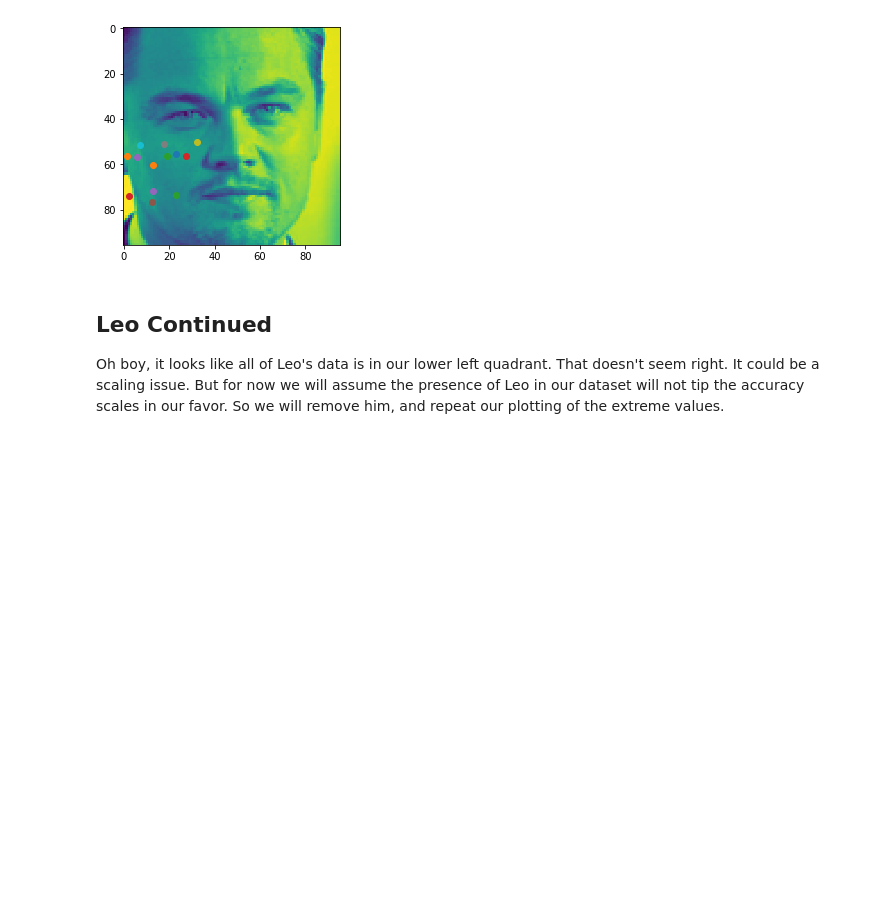
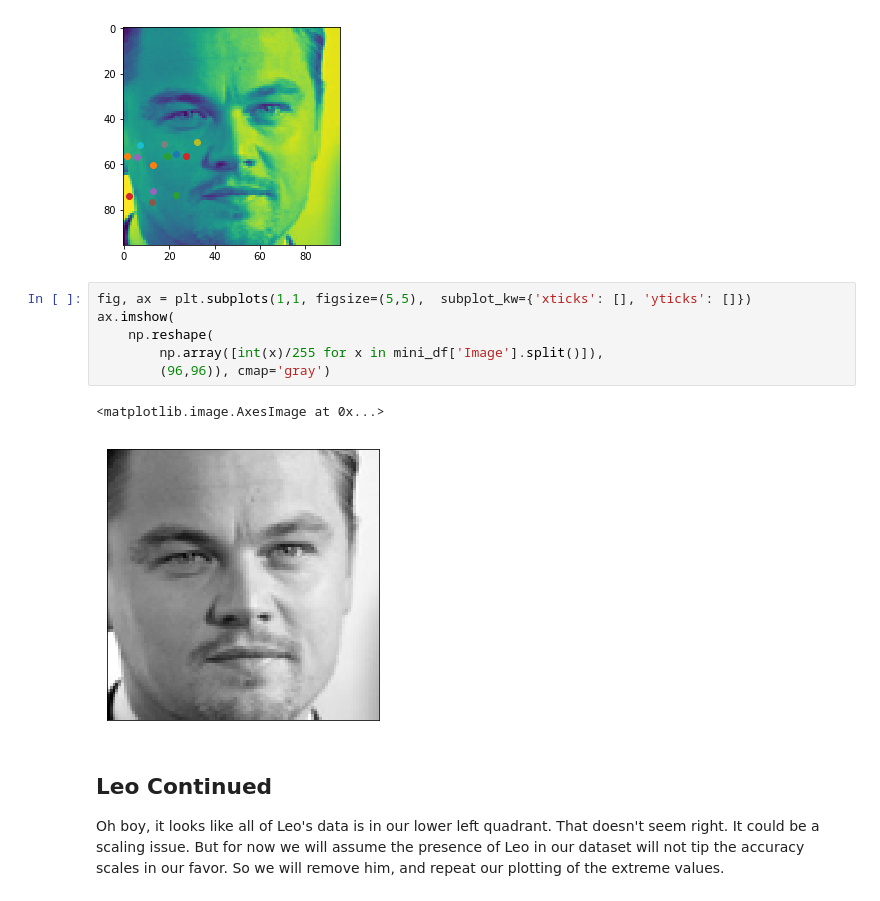
Before and after one commit to tomgoter/w207_finalproject, a Jupyter notebook: DataExploration.ipynb, the cells around one changed output. Saved outputs shown, nothing was run; the diff lists cells and outputs as text; blank space fills up the shorter version.

```diff
--- a/DataExploration.ipynb
+++ b/DataExploration.ipynb
@@ -171,6 +180,15 @@ mouth_center_bottom_lip_y                                              76.6289
 Image                        5 10 20 29 39 48 61 73 94 112 120 123 127 124 ...
 Name: 3563, dtype: object
 [figure]
+# %%
+fig, ax = plt.subplots(1,1, figsize=(5,5),  subplot_kw={'xticks': [], 'yticks': []})
+ax.imshow(
+    np.reshape(
+        np.array([int(x)/255 for x in mini_df['Image'].split()]),
+        (96,96)), cmap='gray')
+# %% [output]
+<matplotlib.image.AxesImage at 0x...>
+[figure, added]
 # %% [markdown]
 ## Leo Continued
 Oh boy, it looks like all of Leo's data is in our lower left quadrant. That doesn't seem right. It could be a scaling issue. But for now we will assume the presence of Leo in our dataset will not tip the accuracy scales in our favor. So we will remove him, and repeat our plotting of the extreme values.
```
Also changed, not shown: parts of 15 cells of this notebook.
